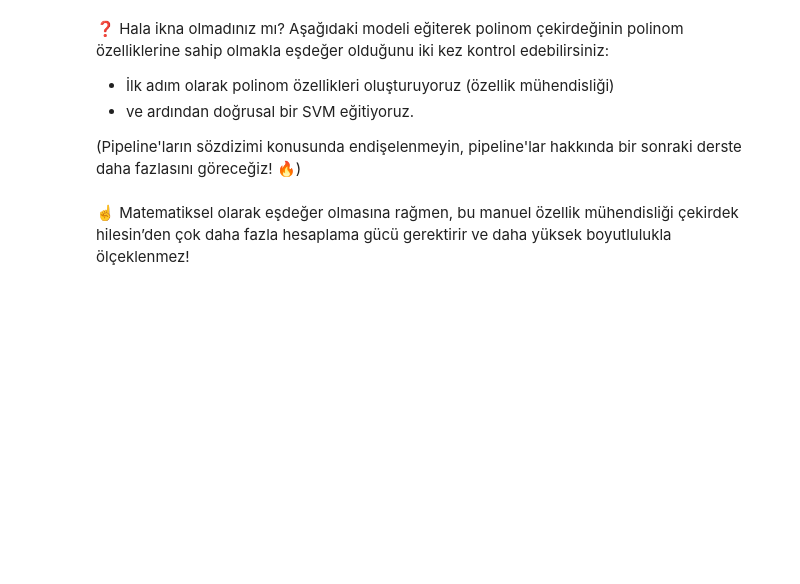
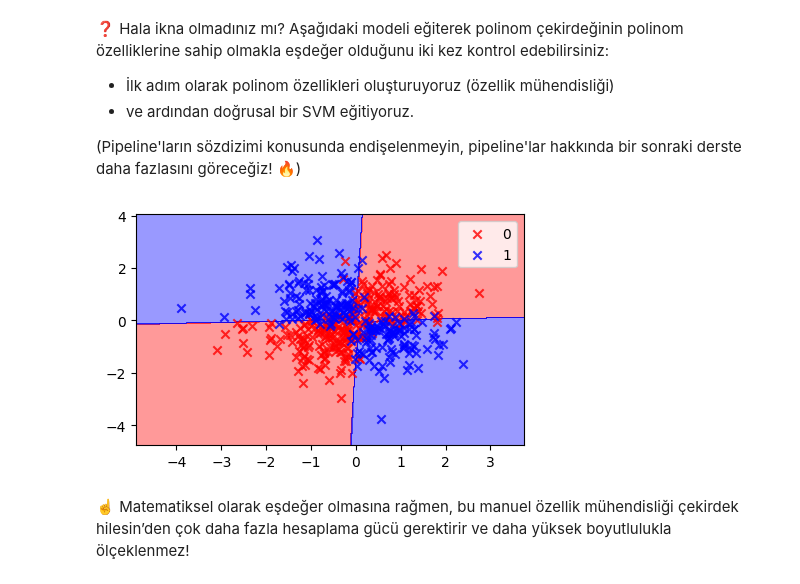
Before and after one commit to bnlozc/S16D5-S-data-svm, a Jupyter notebook: SVM.ipynb, the cells around one changed output. Cells and saved outputs as stored; diff of their text form; code cells hidden in the pictures; blank space fills up the shorter version.

```diff
--- a/SVM.ipynb
+++ b/SVM.ipynb
@@ -270,16 +270,20 @@ git push origin master
 # %%
 from sklearn.pipeline import make_pipeline
 from sklearn.preprocessing import PolynomialFeatures
 
 # Choose your degree
 degree = None
 
+degree = 2
+
 equivalent_polynomial_model = make_pipeline(
     (PolynomialFeatures(degree=degree)),  # First, create all polynomial combinations of your features
     (SVC(kernel="linear", C=100))  # Then, fit a linear SVM
 )
 equivalent_polynomial_model.fit(X, y)
 plot_decision_regions(X, y, classifier=equivalent_polynomial_model)
+# %% [output]
+[figure, added]
 # %% [markdown]
 ☝️ Matematiksel olarak eşdeğer olmasına rağmen, bu manuel özellik mühendisliği çekirdek hilesin’den çok daha fazla hesaplama gücü gerektirir ve daha yüksek boyutlulukla ölçeklenmez!
 # %% [markdown]
```
Also changed, not shown: parts of 12 cells of this notebook, 1 other file.
